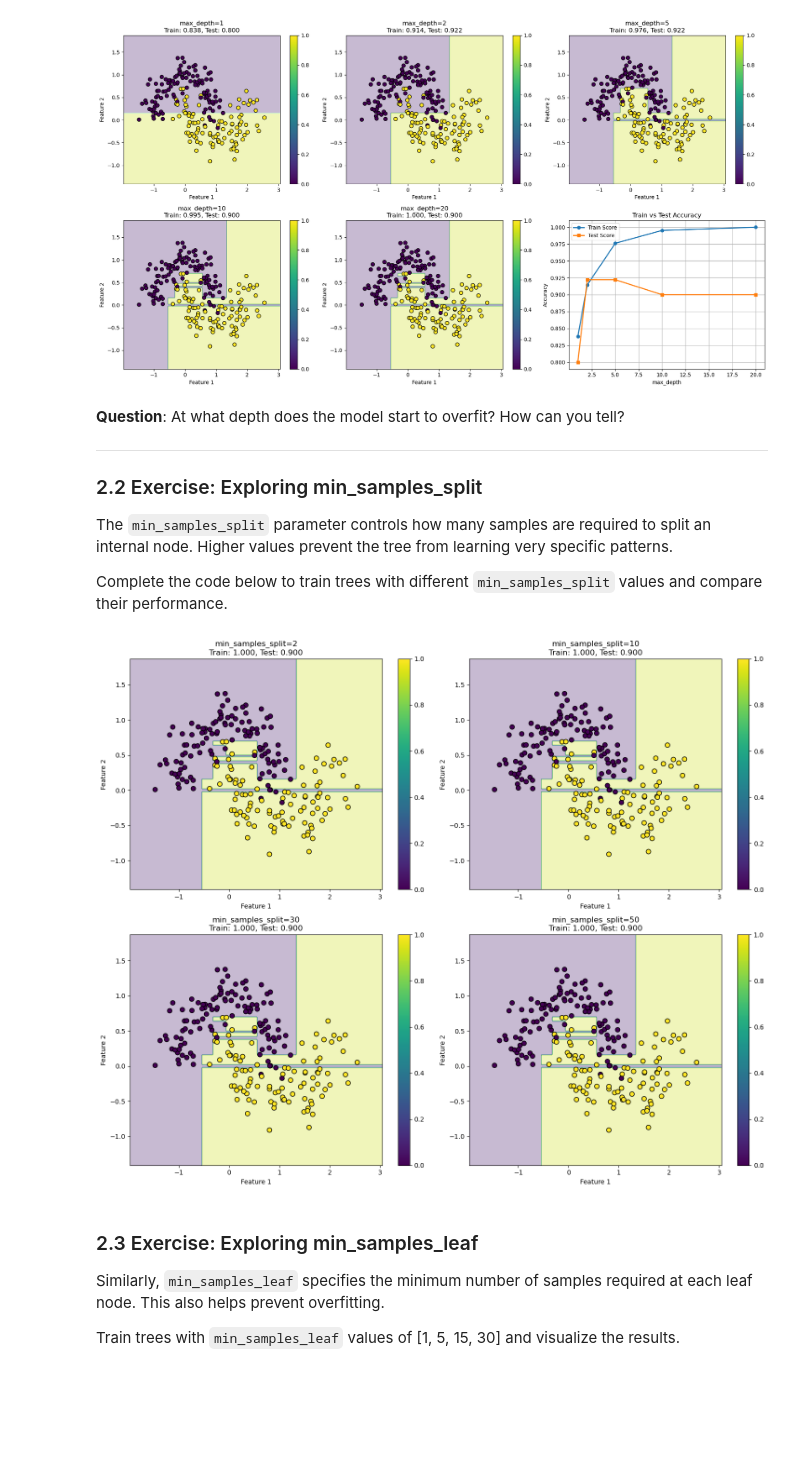
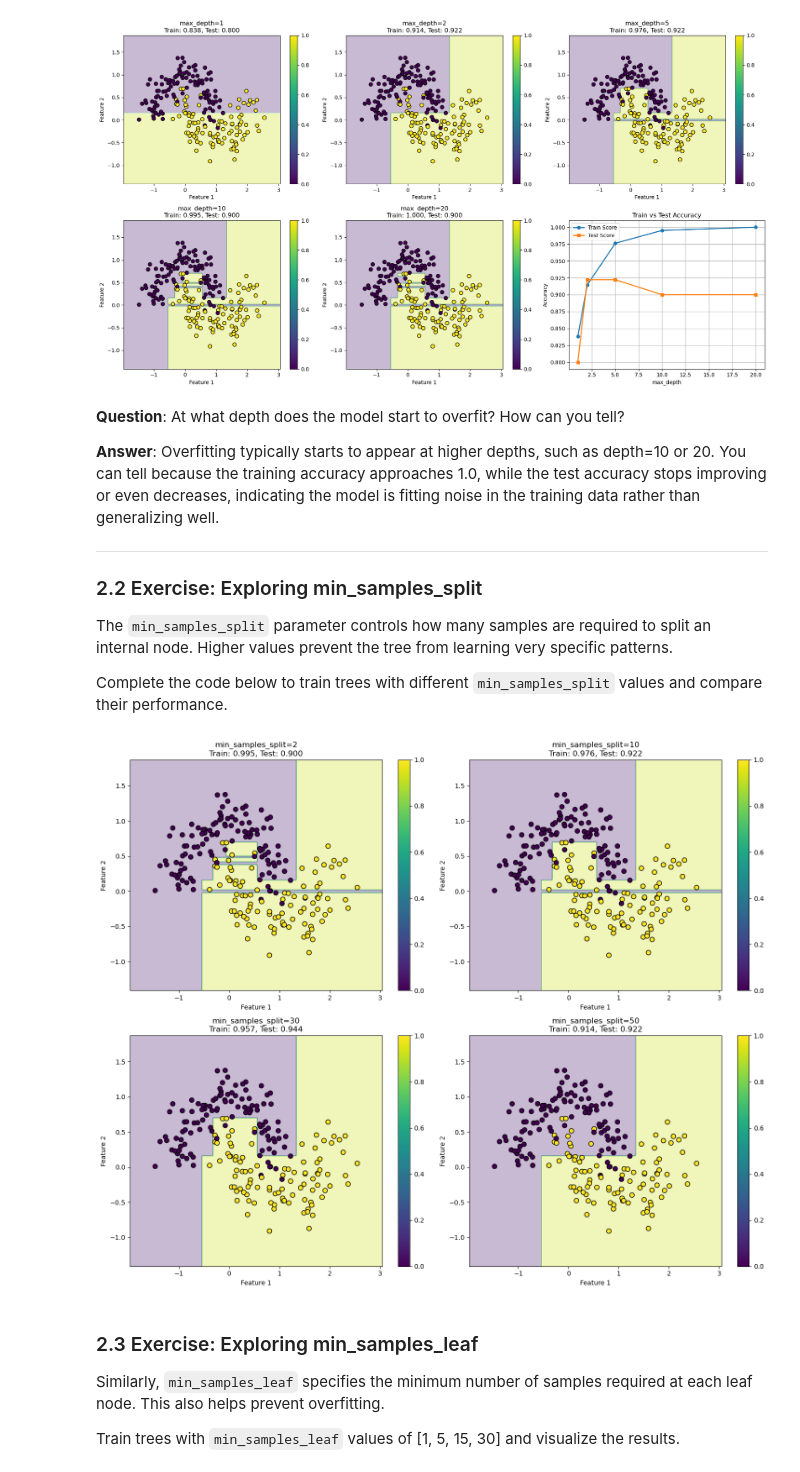
Before and after one commit to MatthewMcCarthy1/machine-learning-labs, a Jupyter notebook: Lab 5/Decision Trees Lab.ipynb, the cells around one changed output. Drawn from its saved outputs; the diff is of its cells as text; code cells hidden in the pictures; blank space fills up the shorter version.

```diff
--- a/Lab 5/Decision Trees Lab.ipynb
+++ b/Lab 5/Decision Trees Lab.ipynb
@@ -190,6 +190,8 @@ plt.show()
 [figure]
 # %% [markdown]
 **Question**: At what depth does the model start to overfit? How can you tell?
+
+**Answer**: Overfitting typically starts to appear at higher depths, such as depth=10 or 20. You can tell because the training accuracy approaches 1.0, while the test accuracy stops improving or even decreases, indicating the model is fitting noise in the training data rather than generalizing well.
 
 ---
 
@@ -201,27 +203,30 @@ Complete the code below to train trees with different `min_samples_split` values
 # %%
 # Your code here
 # Try min_samples_split values: [2, 10, 30, 50]
 min_splits = [2, 10, 30, 50]
 fig, axes = plt.subplots(2, 2, figsize=(15, 12))
 axes = axes.ravel()
 
 for i, min_split in enumerate(min_splits):
     # Create and train a decision tree with the current min_samples_split
     # Use max_depth=10 to allow the tree to grow
+    tree_explore = DecisionTreeClassifier(max_depth=10, min_samples_split=min_split, random_state=42)
 
 
     # Calculate train and test scores
-
+    tree_explore.fit(X_train, y_train)
+    train_score = tree_explore.score(X_train, y_train)
+    test_score = tree_explore.score(X_test, y_test)
 
     # Plot the decision boundary
-    plot_decision_boundary(tree, X_train, y_train,
+    plot_decision_boundary(tree_explore, X_train, y_train,
                           title=f"min_samples_split={min_split}\nTrain: {train_score:.3f}, Test: {test_score:.3f}",
                           ax=axes[i])
 
 plt.tight_layout()
 plt.show()
 # %% [output]
-[figure, old version]
+[figure, new version]
 # %% [markdown]
 ### 2.3 Exercise: Exploring min_samples_leaf
 
```
Also changed, not shown: parts of 4 cells of this notebook.
